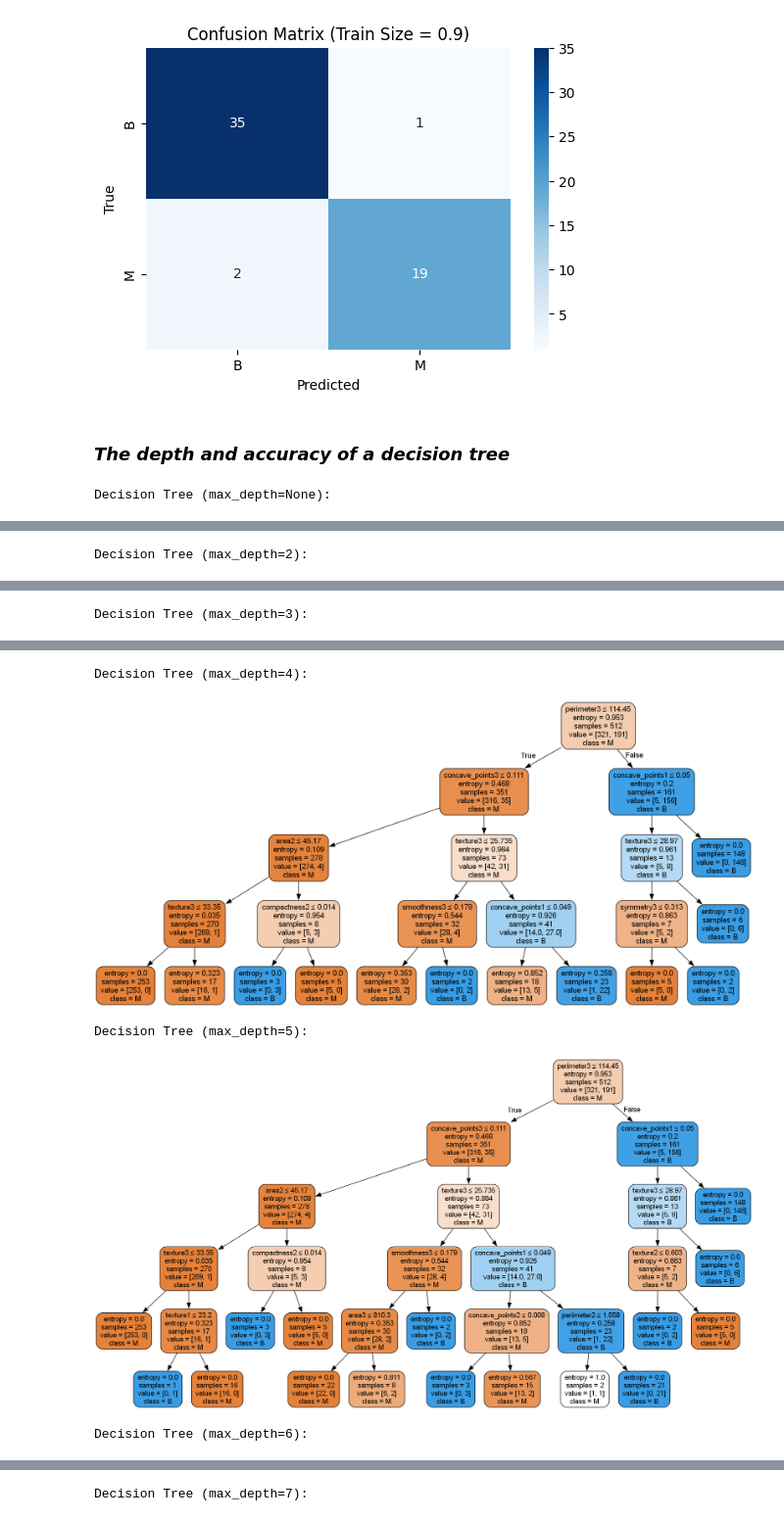
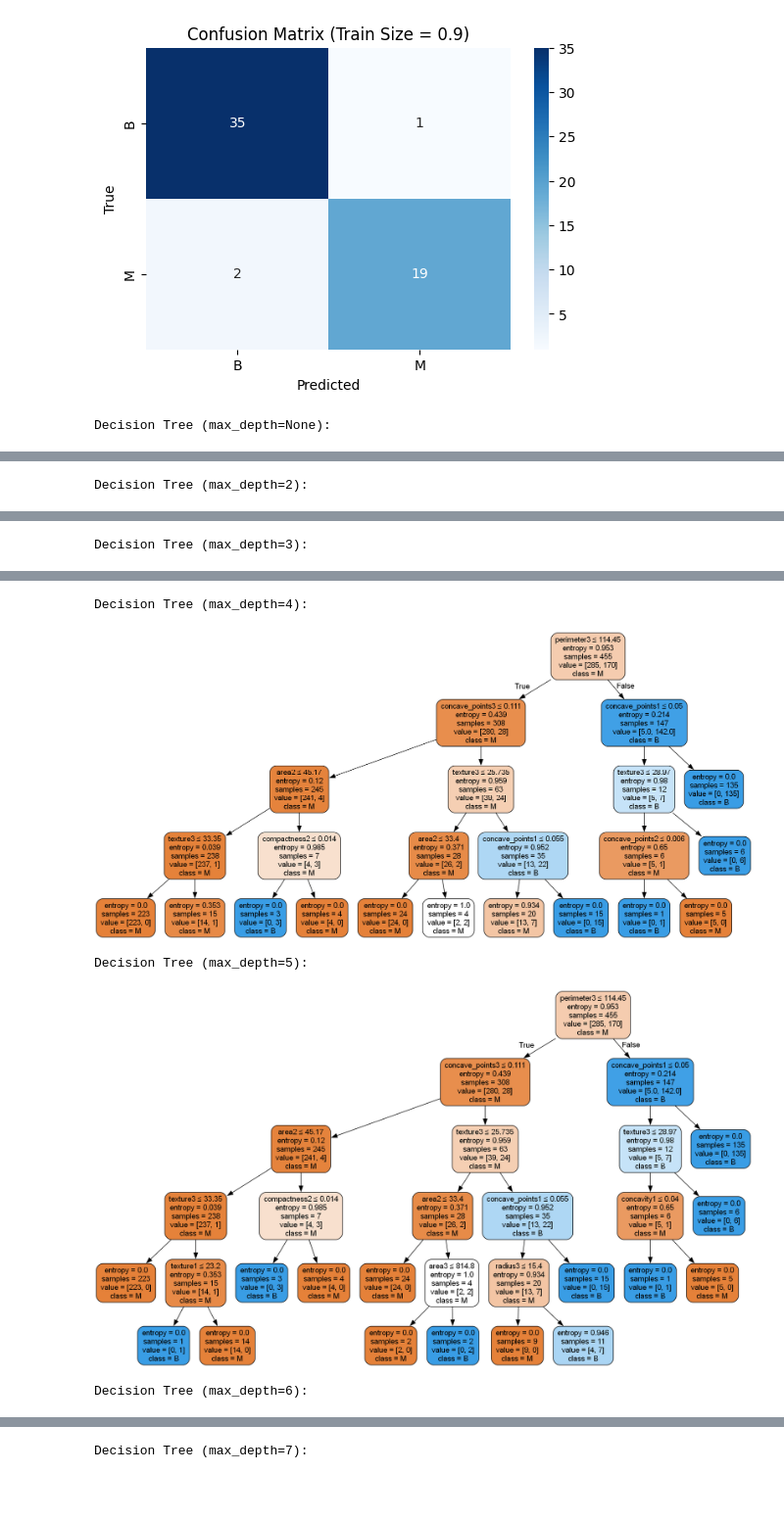
Before and after one commit to duonghieu2907/CS420-Project02, a Jupyter notebook: Breast_Cancer_dataset.ipynb, the cells around one changed output, grey strips where cells are left out. Shown at 98% size. Saved outputs shown, nothing was run; the diff lists cells and outputs as text; code cells hidden in the pictures; blank space fills up the shorter version.

Commit message:
max depth tree fix

```diff
--- a/Breast_Cancer_dataset.ipynb
+++ b/Breast_Cancer_dataset.ipynb
@@ -300,8 +300,6 @@ Classification Report for Train Size = 0.9:
    macro avg       0.95      0.94      0.94        57
 weighted avg       0.95      0.95      0.95        57
 [figure]
-# %% [markdown]
-### *The depth and accuracy of a decision tree*
 # %%
 from sklearn.metrics import accuracy_score
 # %%
@@ -313,6 +311,19 @@ os.makedirs(output_folder, exist_ok=True)
 depth_values = [None, 2, 3, 4, 5, 6, 7]
 accuracy_results = []
 # %%
+# Train and evaluate decision trees for different depths
+dataset = None
+for d in datasets:
+    if d['train_size'] == 0.8:
+        dataset = d
+        break
+
+# Ensure that we found the dataset with 80/20 split
+if dataset is None:
+    raise ValueError("No dataset found with 80/20 train-test split.")
+
+feature_train, feature_test, label_train, label_test = dataset['feature_train'], dataset['feature_test'], dataset['label_train'], dataset['label_test']
+
 # Train and evaluate decision trees
 for max_depth in depth_values:
     # Train the decision tree
@@ -351,5 +362,5 @@ Decision Tree (max_depth=3):
 Decision Tree (max_depth=4):
-[figure, old version]
+[figure, new version]
 Decision Tree (max_depth=5):
-[figure, old version]
+[figure, new version]
 Decision Tree (max_depth=6):
```
Also changed, not shown: parts of 3 cells of this notebook, 7 other files.
